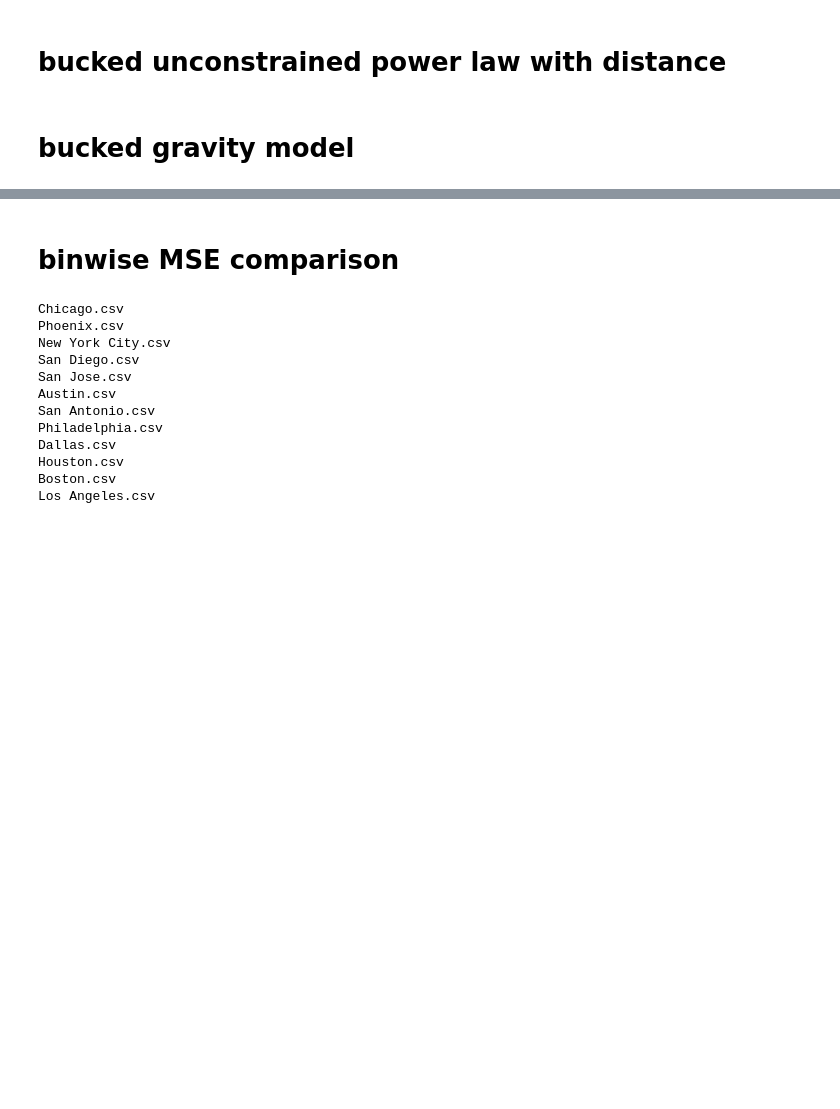
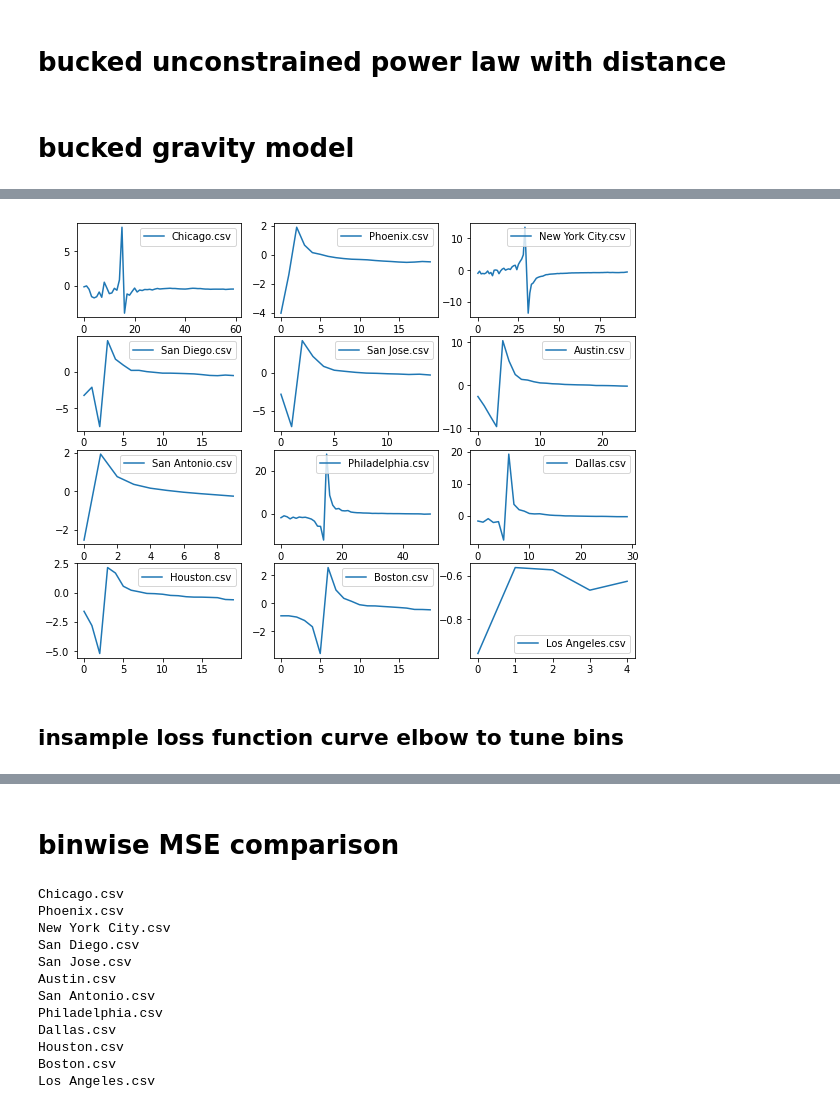
Before and after one commit to yuribogomolov/sttn, a Jupyter notebook: notebooks/generic_gravity_model.ipynb, the cells around one changed output, grey strips where cells are left out. Drawn from its saved outputs; the diff is of its cells as text; code cells hidden in the pictures; blank space fills up the shorter version.

```diff
--- a/notebooks/generic_gravity_model.ipynb
+++ b/notebooks/generic_gravity_model.ipynb
@@ -552,0 +529,16 @@ plt.legend()
+# %%
+fig,ax = plt.subplots(4,3,figsize=(10,8))
+i= 0
+for city in cities:
+    if '.csv' in city:
+        df = binpieceDict[city]
+        df = df.reset_index()
+        df['left'] = df['bin'].apply(lambda x: x.split(',')[0].split('(')[1]).astype(float)
+        df = df.sort_values(by='left')
+        ax[i//3,i%3].plot(range(len(df)),df['f(d)'],label=city)
+        ax[i//3,i%3].legend()
+        i += 1
+# %% [output]
+[figure, added]
+# %% [markdown]
+## insample loss function curve elbow to tune bins
```
Also changed, not shown: parts of 28 cells of this notebook.
